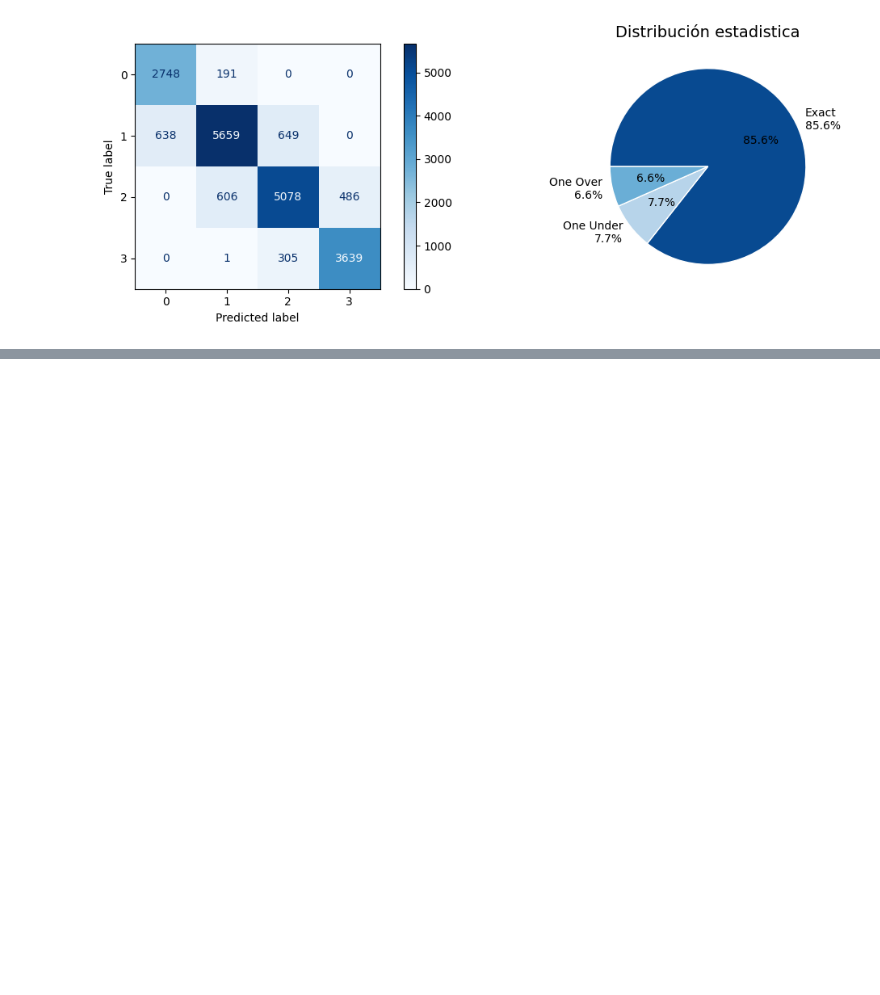
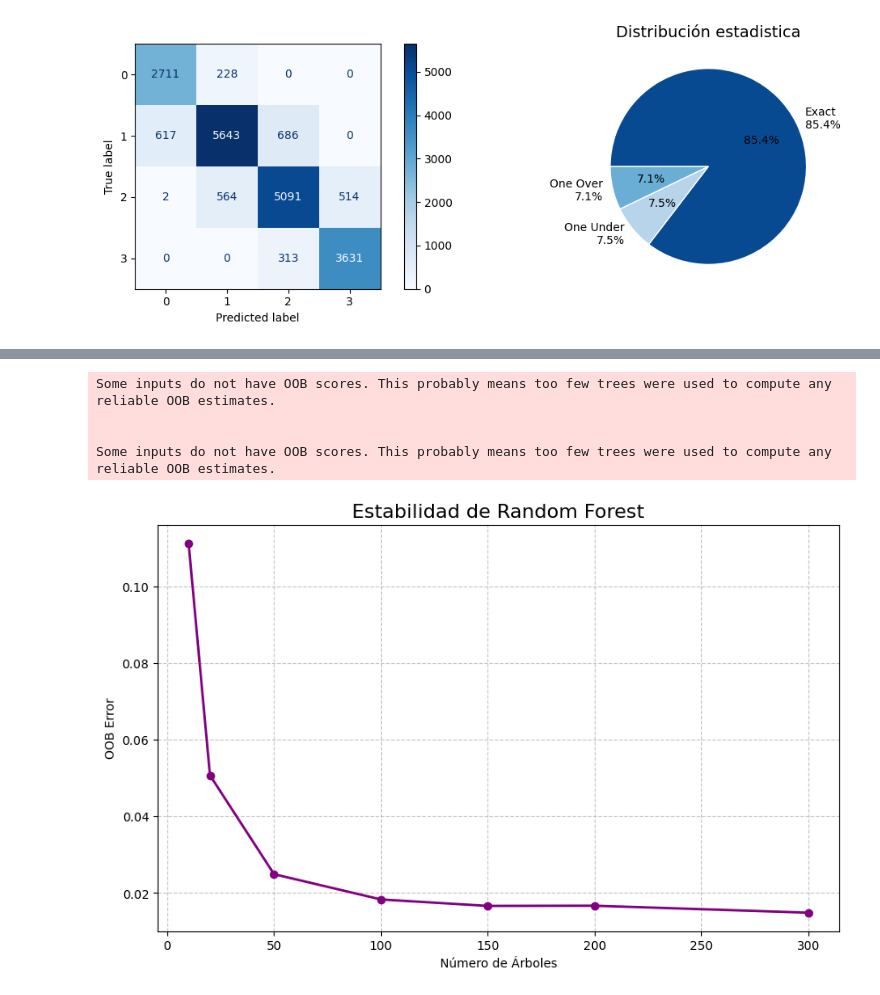
Before and after one commit to maisaarial/proyecto-machine-learning, a Jupyter notebook: Clasificacion.ipynb, the cells around one changed output, grey strips where cells are left out. Drawn from its saved outputs; the diff is of its cells as text; code cells hidden in the pictures; blank space fills up the shorter version.

```diff
--- a/Clasificacion.ipynb
+++ b/Clasificacion.ipynb
@@ -606,19 +703,19 @@ plt.show()
 # %%
 from sklearn.metrics import confusion_matrix, ConfusionMatrixDisplay, classification_report
 # %%
-best_model = Pipeline([
+best_logreg_model = Pipeline([
     ('preproc', preprocessor),  # your preprocessing pipeline
     ('clf', LogisticRegression(max_iter=500, C=0.03807158379249393 ,solver='saga', class_weight='balanced', penalty='l1', multi_class='multinomial', random_state=SEED))
 ])
-best_model.fit(X_train, y_train)
+best_logreg_model.fit(X_train, y_train)
 
 
 fig, axes = plt.subplots(1, 2,  figsize=(12,4))
 
-y_pred = best_model.predict(X_test)
-cm = confusion_matrix(y_test, y_pred)
+y_pred_logreg = best_logreg_model.predict(X_val)
+cm = confusion_matrix(y_val, y_pred_logreg)
 
-disp = ConfusionMatrixDisplay(confusion_matrix=cm, display_labels=best_model.named_steps['clf'].classes_)
+disp = ConfusionMatrixDisplay(confusion_matrix=cm, display_labels=best_logreg_model.named_steps['clf'].classes_)
 disp.plot(cmap='Blues', values_format='d', ax=axes[0])
 
 
@@ -665,0 +880,34 @@ plt.show()
+# %%
+N_ESTIMATORS_LIST = [10, 20, 50, 100, 150, 200, 300]
+oob_errors = []
+
+for n in N_ESTIMATORS_LIST:
+    # oob_score=True habilita el cálculo del error OOB (error usado = 1 - Accuracy)
+    rf = Pipeline([
+    ('preproc', preprocessor),
+    ('clf', RandomForestClassifier(
+        n_estimators=n,
+        max_depth=None,
+        min_samples_split=2,
+        oob_score = True,
+        min_samples_leaf=1,
+        n_jobs=-1,
+        random_state=SEED
+    ))
+])
+    rf.fit(X_train, y_train)
+    oob_errors.append(1 - rf.named_steps['clf'].oob_score_)
+
+plt.figure(figsize=(10, 6))
+plt.plot(N_ESTIMATORS_LIST, oob_errors, marker='o', linestyle='-', color='purple', linewidth=2)
+plt.xlabel("Número de Árboles")
+plt.ylabel("OOB Error")
+plt.title("Estabilidad de Random Forest", fontsize=16)
+plt.grid(True, linestyle='--', alpha=0.7)
+plt.show()
+# %% [output]
+Some inputs do not have OOB scores. This probably means too few trees were used to compute any reliable OOB estimates.
+
+
+Some inputs do not have OOB scores. This probably means too few trees were used to compute any reliable OOB estimates.
+[figure, added]
```
Also changed, not shown: parts of 20 cells of this notebook, 5 other files.
